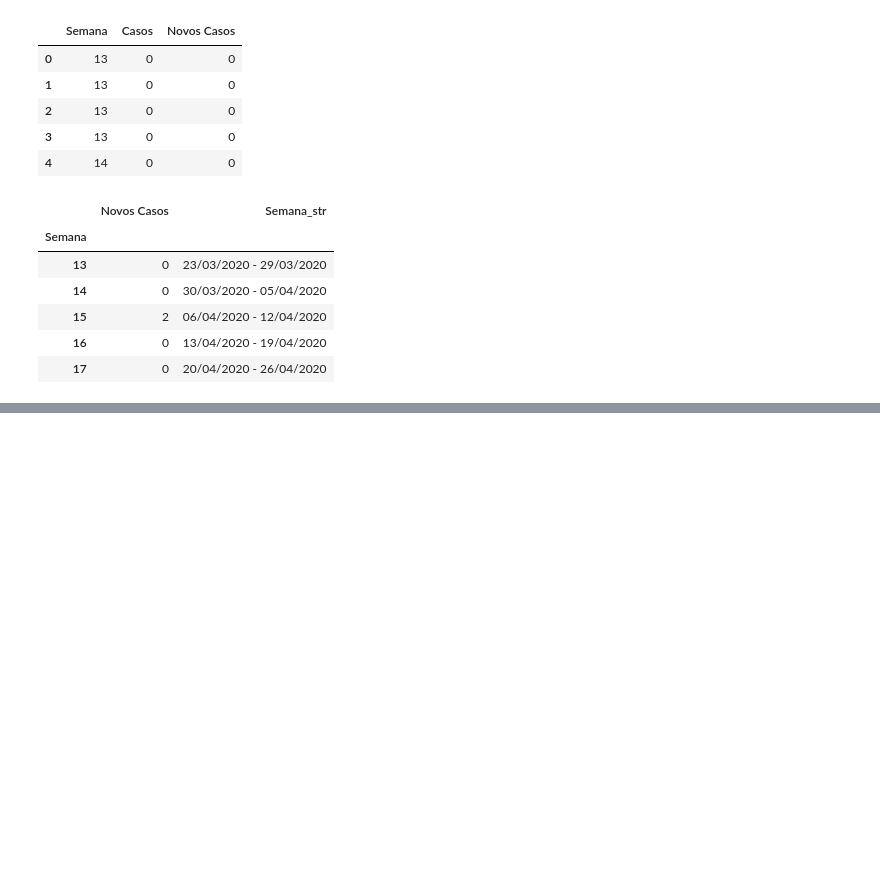
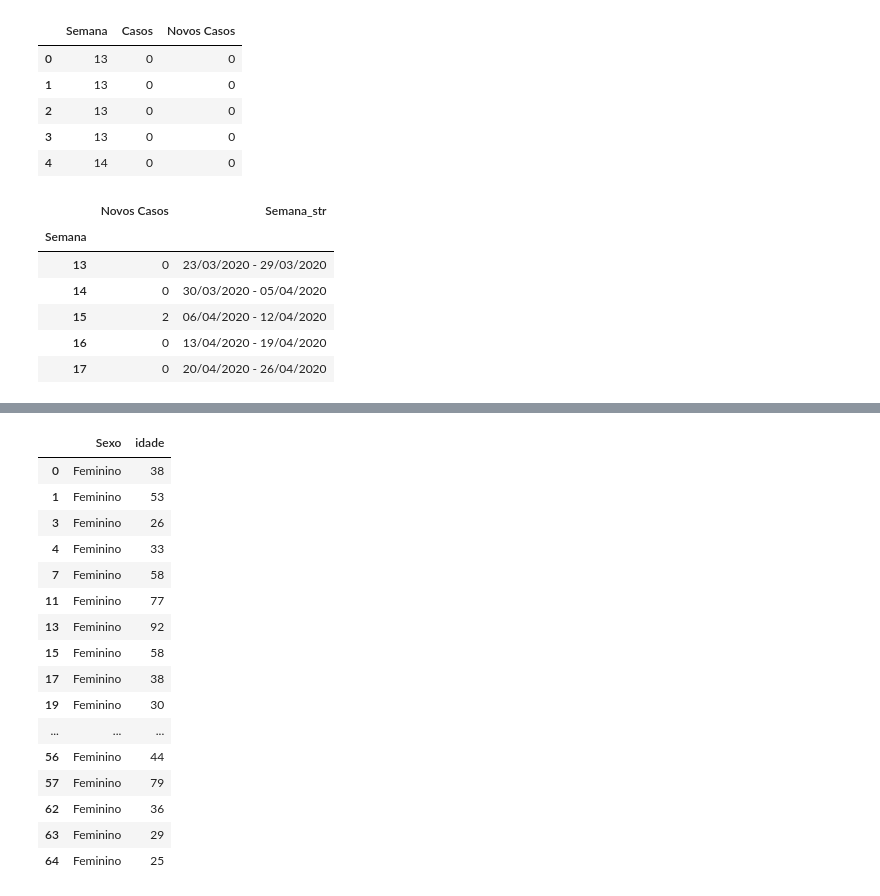
Before and after one commit to fpgdesa/CovidDashboard, a Jupyter notebook: dashboard/Notebook/Dados_Paty.ipynb, the cells around one changed output, grey strips where cells are left out. Saved outputs shown, nothing was run; the diff lists cells and outputs as text; code cells hidden in the pictures; blank space fills up the shorter version.

```diff
--- a/dashboard/Notebook/Dados_Paty.ipynb
+++ b/dashboard/Notebook/Dados_Paty.ipynb
@@ -164,0 +168,4 @@ py.iplot(fig)
+# %%
+dados_contaminados_paty = pd.read_csv('../../../Contaminados_paty.csv')
+
+dados_obitos_paty = pd.read_csv('../../../Obitos_paty.csv')
@@ -164,0 +190,22 @@ py.iplot(fig)
+# %%
+mulheres_contaminadas = dados_contaminados_paty[dados_contaminados_paty['Sexo']=='Feminino'][['Sexo','idade']]
+# %%
+mulheres_contaminadas
+# %% [output]
+|  | Sexo | idade |
+| 0 | Feminino | 38 |
+| 1 | Feminino | 53 |
+| 3 | Feminino | 26 |
+| 4 | Feminino | 33 |
+| 7 | Feminino | 58 |
+| 11 | Feminino | 77 |
+| 13 | Feminino | 92 |
+| 15 | Feminino | 58 |
+| 17 | Feminino | 38 |
+| 19 | Feminino | 30 |
+| ... | ... | ... |
+| 56 | Feminino | 44 |
+| 57 | Feminino | 79 |
+| 62 | Feminino | 36 |
+| 63 | Feminino | 29 |
+| 64 | Feminino | 25 |
```
Also changed, not shown: parts of 5 cells of this notebook, 1 other file.
